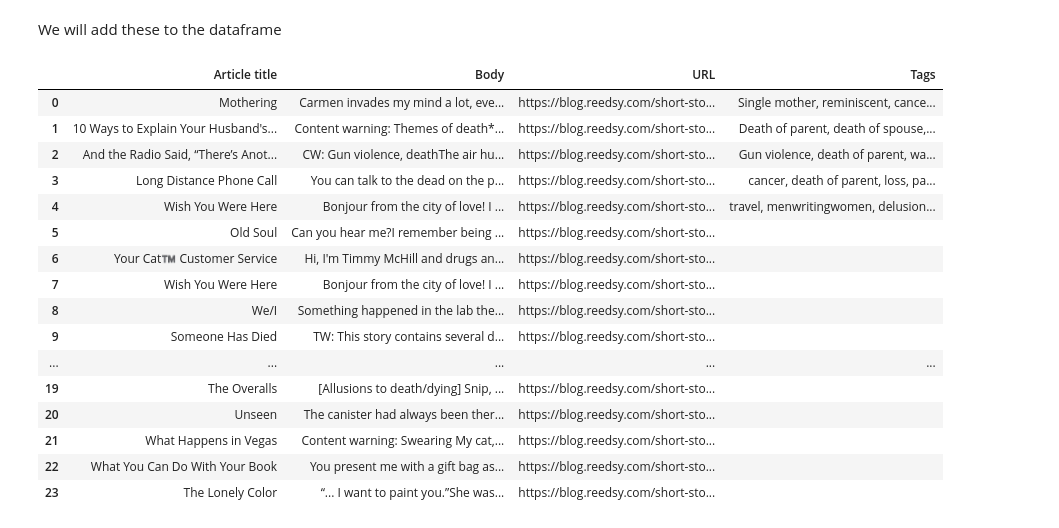
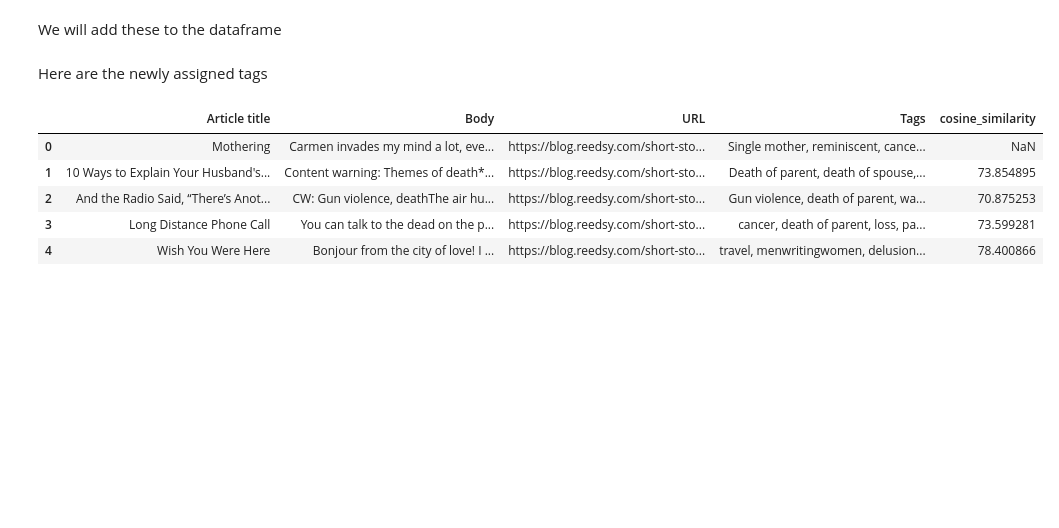
Before and after one commit to BenSnow6/storySMMRY, a Jupyter notebook: Cohere_experimentation/textsummary.ipynb, the cells around one changed output. Saved outputs shown, nothing was run; the diff lists cells and outputs as text; code cells hidden in the pictures; blank space fills up the shorter version.

```diff
--- a/Cohere_experimentation/textsummary.ipynb
+++ b/Cohere_experimentation/textsummary.ipynb
@@ -147,20 +115,11 @@ for i, tag in enumerate(tags):
-# %%
-df_copy
-# %% [output]
-|  | Article title | Body | URL | Tags |
-| 0 | Mothering | Carmen invades my mind a lot, eve... | https://blog.reedsy.com/short-sto... | Single mother, reminiscent, cance... |
-| 1 | 10 Ways to Explain Your Husband's... | Content warning: Themes of death*... | https://blog.reedsy.com/short-sto... | Death of parent, death of spouse,... |
-| 2 | And the Radio Said, “There’s Anot... | CW: Gun violence, deathThe air hu... | https://blog.reedsy.com/short-sto... | Gun violence, death of parent, wa... |
-| 3 | Long Distance Phone Call | You can talk to the dead on the p... | https://blog.reedsy.com/short-sto... | cancer, death of parent, loss, pa... |
-| 4 | Wish You Were Here | Bonjour from the city of love! I ... | https://blog.reedsy.com/short-sto... | travel, menwritingwomen, delusion... |
-| 5 | Old Soul | Can you hear me?I remember being ... | https://blog.reedsy.com/short-sto... |  |
-| 6 | Your Cat™️ Customer Service | Hi, I'm Timmy McHill and drugs an... | https://blog.reedsy.com/short-sto... |  |
-| 7 | Wish You Were Here | Bonjour from the city of love! I ... | https://blog.reedsy.com/short-sto... |  |
-| 8 | We/I | Something happened in the lab the... | https://blog.reedsy.com/short-sto... |  |
-| 9 | Someone Has Died | TW: This story contains several d... | https://blog.reedsy.com/short-sto... |  |
-| ... | ... | ... | ... | ... |
-| 19 | The Overalls | [Allusions to death/dying] Snip, ... | https://blog.reedsy.com/short-sto... |  |
-| 20 | Unseen | The canister had always been ther... | https://blog.reedsy.com/short-sto... |  |
-| 21 | What Happens in Vegas | Content warning: Swearing My cat,... | https://blog.reedsy.com/short-sto... |  |
-| 22 | What You Can Do With Your Book | You present me with a gift bag as... | https://blog.reedsy.com/short-sto... |  |
-| 23 | The Lonely Color | “... I want to paint you.”She was... | https://blog.reedsy.com/short-sto... |  |
+# %% [markdown]
+Here are the newly assigned tags
+# %%
+df.head()
+# %% [output]
+|  | Article title | Body | URL | Tags | cosine_similarity |
+| 0 | Mothering | Carmen invades my mind a lot, eve... | https://blog.reedsy.com/short-sto... | Single mother, reminiscent, cance... | NaN |
+| 1 | 10 Ways to Explain Your Husband's... | Content warning: Themes of death*... | https://blog.reedsy.com/short-sto... | Death of parent, death of spouse,... | 73.854895 |
+| 2 | And the Radio Said, “There’s Anot... | CW: Gun violence, deathThe air hu... | https://blog.reedsy.com/short-sto... | Gun violence, death of parent, wa... | 70.875253 |
+| 3 | Long Distance Phone Call | You can talk to the dead on the p... | https://blog.reedsy.com/short-sto... | cancer, death of parent, loss, pa... | 73.599281 |
+| 4 | Wish You Were Here | Bonjour from the city of love! I ... | https://blog.reedsy.com/short-sto... | travel, menwritingwomen, delusion... | 78.400866 |
```
Also changed, not shown: parts of 33 cells of this notebook, 2 other files.
